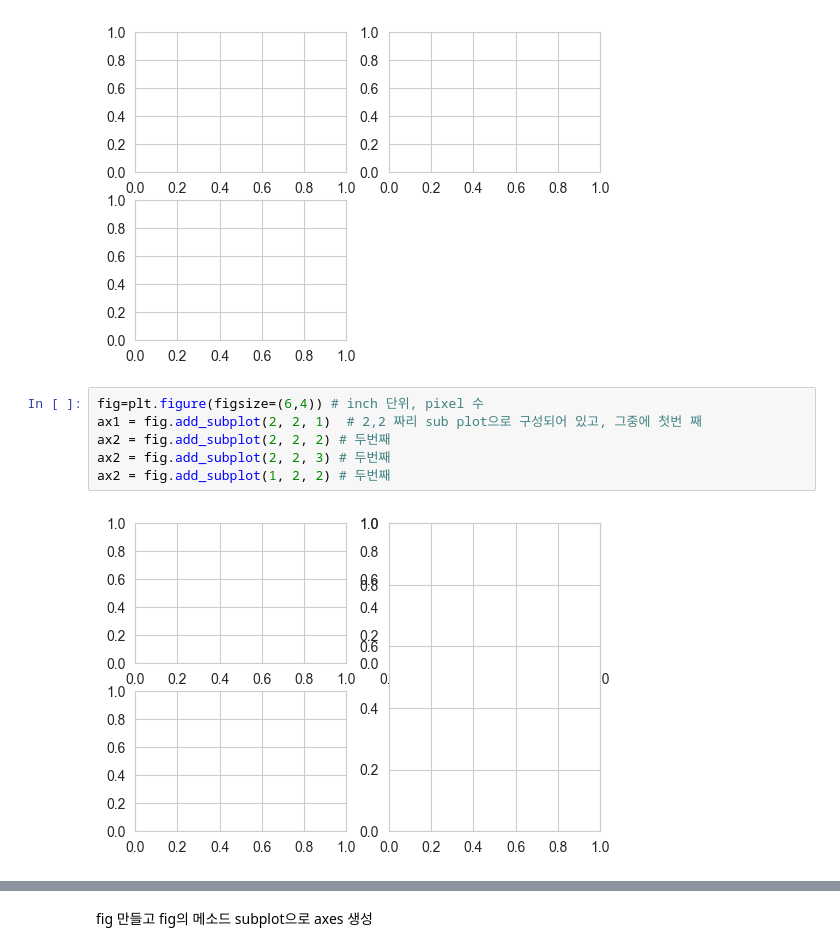
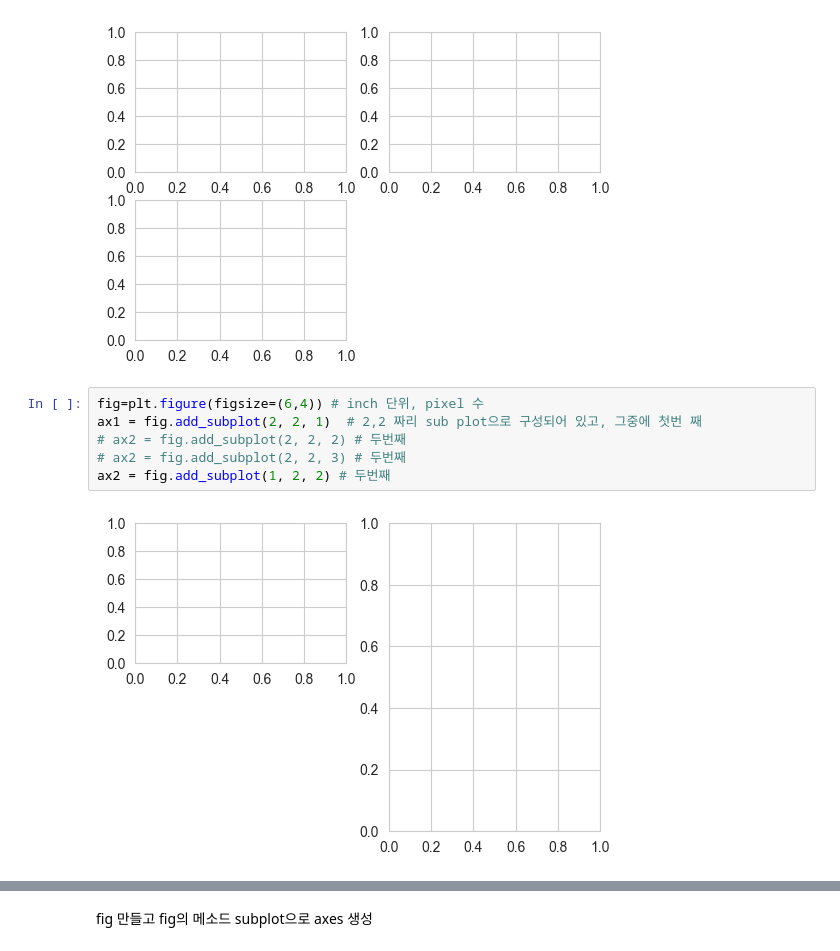
Before and after one commit to seoyun-dev/TIL, a Jupyter notebook: BDA/6_그래프와시각화.ipynb, the cells around one changed output, grey strips where cells are left out. Saved outputs shown, nothing was run; the diff lists cells and outputs as text.

```diff
--- a/BDA/6_그래프와시각화.ipynb
+++ b/BDA/6_그래프와시각화.ipynb
@@ -72,11 +88,11 @@ ax3 = fig.add_subplot(2, 2, 3)
 # %%
 fig=plt.figure(figsize=(6,4)) # inch 단위, pixel 수
 ax1 = fig.add_subplot(2, 2, 1)  # 2,2 짜리 sub plot으로 구성되어 있고, 그중에 첫번 째
-ax2 = fig.add_subplot(2, 2, 2) # 두번째
-ax2 = fig.add_subplot(2, 2, 3) # 두번째
+# ax2 = fig.add_subplot(2, 2, 2) # 두번째
+# ax2 = fig.add_subplot(2, 2, 3) # 두번째
 ax2 = fig.add_subplot(1, 2, 2) # 두번째
 # %% [output]
-[figure, old version]
+[figure, new version]
 # %%
 # 1. fig 객체 생성
 fig = plt.figure(figsize=(6,4)) # inch 단위, pixel 수
```
Also changed, not shown: parts of 37 cells of this notebook, 1 other file.
